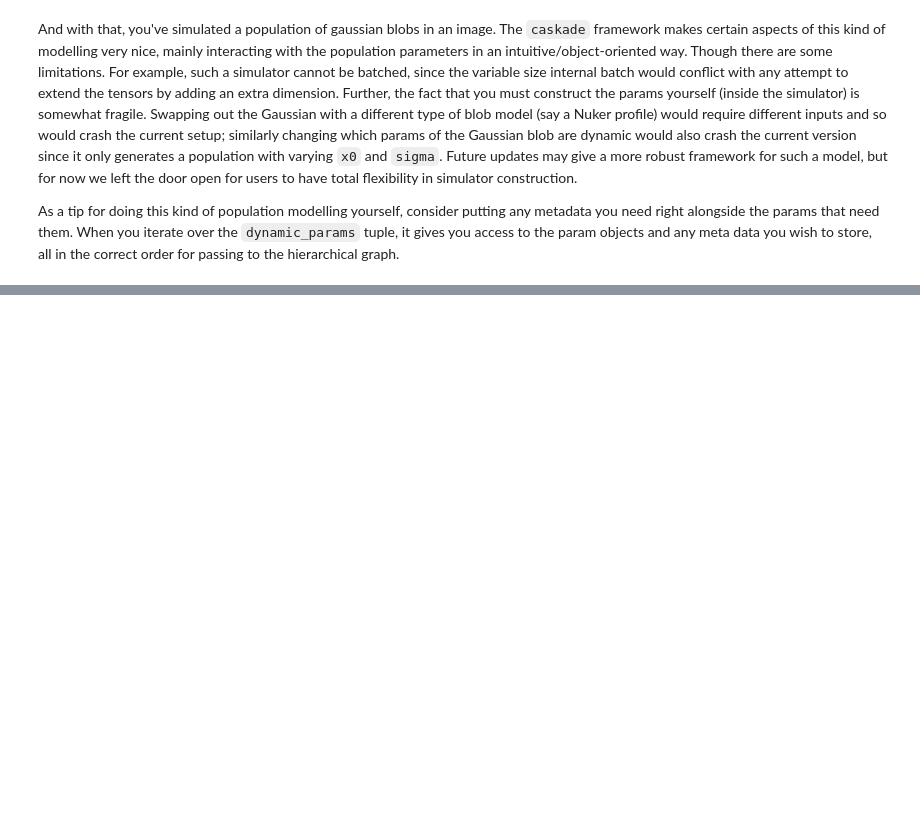
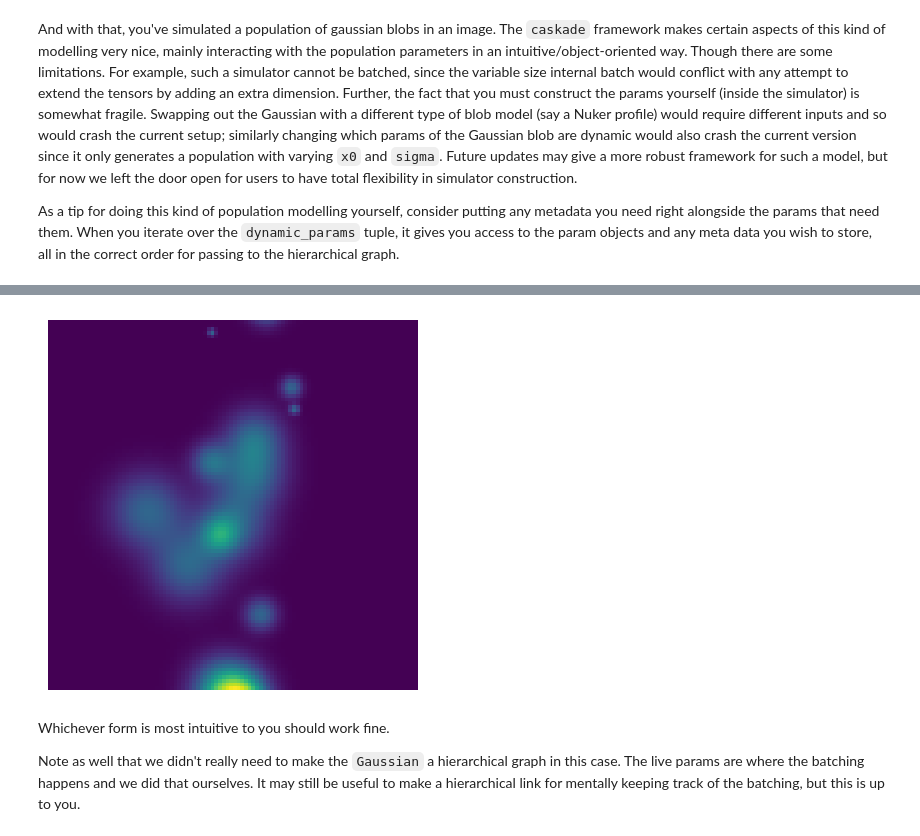
Before and after one commit to ConnorStoneAstro/caskade, a Jupyter notebook: docs/source/notebooks/HierarchicalModels.ipynb, the cells around one changed output, grey strips where cells are left out. Drawn from its saved outputs; the diff is of its cells as text; code cells hidden in the pictures; blank space fills up the shorter version.

Commit message:
improvements for hierarchical models tutorial

```diff
--- a/docs/source/notebooks/HierarchicalModels.ipynb
+++ b/docs/source/notebooks/HierarchicalModels.ipynb
@@ -212,0 +252,41 @@ As a tip for doing this kind of population modelling yourself, consider putting
+# %%
+class BlobPopulation_v2(ck.Module):
+    def __init__(
+        self, gaussian, pop_x0_mean=None, pop_x0_std=None, pop_sigma_low=None, pop_sigma_high=None
+    ):
+        super().__init__()
+        self.hierarchical_link("gauss", gaussian)
+        self.pop_x0_mean = ck.Param("pop_x0_mean", pop_x0_mean, shape=(2,))
+        self.pop_x0_std = ck.Param("pop_x0_std", pop_x0_std, shape=(2,))
+        self.pop_sigma_low = ck.Param("pop_sigma_low", pop_sigma_low, shape=())
+        self.pop_sigma_high = ck.Param("pop_sigma_high", pop_sigma_high, shape=())
+
+    @ck.forward
+    def sub_brightness(self, x, y, x0, sigma):
+        self.gauss.x0 = x0
+        self.gauss.sigma = sigma
+        return self.gauss.brightness(x, y)
+
+    @ck.forward
+    def brightness(self, x, y, N, pop_x0_mean, pop_x0_std, pop_sigma_low, pop_sigma_high):
+        # Randomly draw a number of members in the population
+        n = np.random.poisson(N)
+
+        # Sample values for the params
+        expand = torch.ones(size=(n, 2))
+        x0 = torch.normal(
+            mean=pop_x0_mean.unsqueeze(0) * expand, std=pop_x0_std.unsqueeze(0) * expand
+        )
+        sigma = torch.rand(n) * (pop_sigma_high - pop_sigma_low) + pop_sigma_low
+
+        batch_gauss = torch.vmap(self.sub_brightness, in_dims=(None, None, 0, 0))
+        return batch_gauss(x, y, x0, sigma).sum(dim=0)
+
+
+G = Gaussian("G", q=1.0, phi=0.0, I0=1.0)
+G.x0.to_static()
+G.sigma.to_static()
+
+BlobPop = BlobPopulation_v2(G, [0, 0], [1, 4], 0.1, 1)
+BlobPop.to_dynamic()
+BlobPop.graphviz()
@@ -212,0 +295,10 @@ As a tip for doing this kind of population modelling yourself, consider putting
+# %%
+plt.imshow(BlobPop.brightness(X, Y, 20, BlobPop.get_values()))
+plt.axis("off")
+plt.show()
+# %% [output]
+[figure, added]
+# %% [markdown]
+Whichever form is most intuitive to you should work fine.
+
+Note as well that we didn't really need to make the `Gaussian` a hierarchical graph in this case. The live params are where the batching happens and we did that ourselves. It may still be useful to make a hierarchical link for mentally keeping track of the batching, but this is up to you.
```
Also changed, not shown: parts of 16 cells of this notebook, 1 other file.
